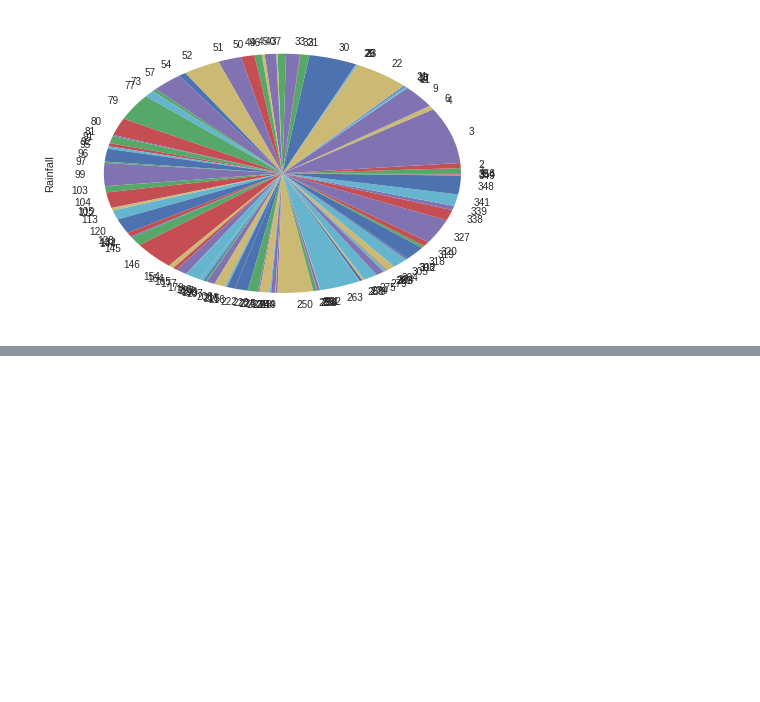
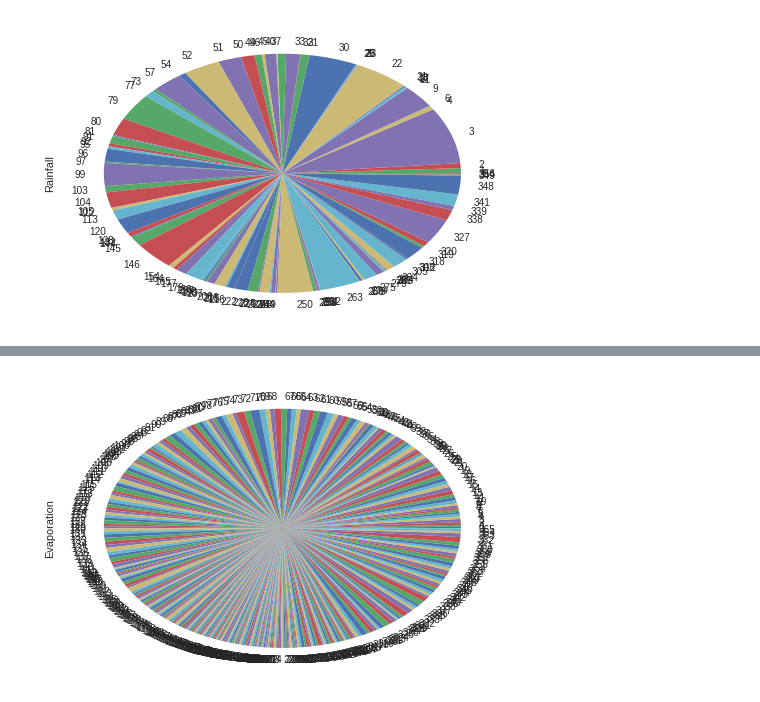
Before and after one commit to harjeevansingh/ML_ON1Acadview, a Jupyter notebook: assignment_6.ipynb, the cells around one changed output, grey strips where cells are left out. Drawn from its saved outputs; the diff is of its cells as text; code cells hidden in the pictures; blank space fills up the shorter version.

```diff
--- a/assignment_6.ipynb
+++ b/assignment_6.ipynb
@@ -140,0 +146,5 @@ sns.despine()
+# %%
+df['Evaporation'].plot(kind='pie')
+sns.despine()
+# %% [output]
+[figure, added]
```
Also changed, not shown: parts of 3 cells of this notebook.
